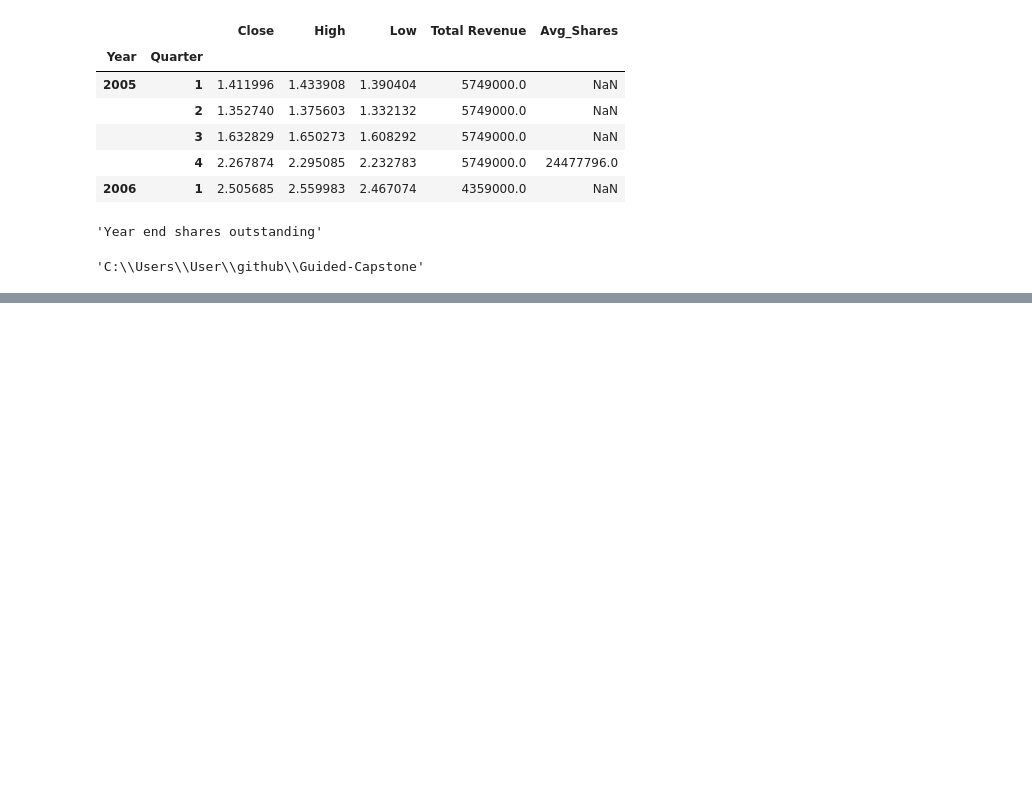
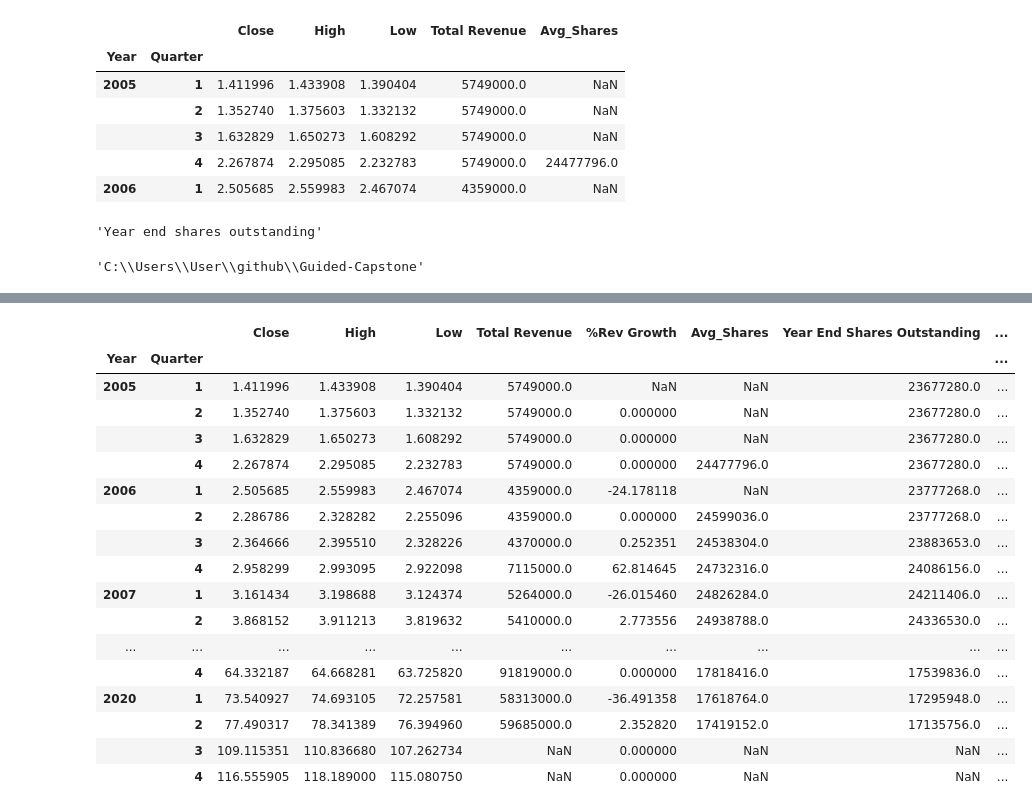
Before and after one commit to mmdebrahimi/Guided-Capstone, a Jupyter notebook: Fundamental_Analysis120-Quarterly-Copy1.ipynb, the cells around one changed output, grey strips where cells are left out. Saved outputs shown, nothing was run; the diff lists cells and outputs as text; code cells hidden in the pictures; blank space fills up the shorter version.

```diff
--- a/Fundamental_Analysis120-Quarterly-Copy1.ipynb
+++ b/Fundamental_Analysis120-Quarterly-Copy1.ipynb
@@ -927,0 +892,3 @@ get_stock_info
+# %%
+dec_df_copy = data_cleaning(IncomeStatement_Quarterly, 17 )
+dec_df_copy
@@ -927,0 +918,3 @@ get_stock_info
+# %%
+dec_df_copy.insert(4, '%Rev Growth', (dec_df_copy['Total Revenue'].pct_change())*100)
+dec_df_copy.head()
@@ -927,0 +929,3 @@ get_stock_info
+# %%
+dec_df_copy['Sales Per Share'] = dec_df_copy['Total Net Sales']/dec_df_copy['Year End Shares Outstanding']
+dec_df_copy.head(15)
@@ -927,0 +950,24 @@ get_stock_info
+# %%
+dec_df_copy.drop('%Annual Sales Growth', axis = 1, inplace = True)
+# %%
+dec_df_copy.insert(10, '%Annual Sales Growth', (dec_df_copy['Sales Per Share'].pct_change())*100)
+dec_df_copy
+# %% [output]
+|  |  | Close | High | Low | Total Revenue | %Rev Growth | Avg_Shares | Year End Shares Outstanding | ... |
+| Year | Quarter |  |  |  |  |  |  |  | ... |
+| 2005 | 1 | 1.411996 | 1.433908 | 1.390404 | 5749000.0 | NaN | NaN | 23677280.0 | ... |
+|  | 2 | 1.352740 | 1.375603 | 1.332132 | 5749000.0 | 0.000000 | NaN | 23677280.0 | ... |
+|  | 3 | 1.632829 | 1.650273 | 1.608292 | 5749000.0 | 0.000000 | NaN | 23677280.0 | ... |
+|  | 4 | 2.267874 | 2.295085 | 2.232783 | 5749000.0 | 0.000000 | 24477796.0 | 23677280.0 | ... |
+| 2006 | 1 | 2.505685 | 2.559983 | 2.467074 | 4359000.0 | -24.178118 | NaN | 23777268.0 | ... |
+|  | 2 | 2.286786 | 2.328282 | 2.255096 | 4359000.0 | 0.000000 | 24599036.0 | 23777268.0 | ... |
+|  | 3 | 2.364666 | 2.395510 | 2.328226 | 4370000.0 | 0.252351 | 24538304.0 | 23883653.0 | ... |
+|  | 4 | 2.958299 | 2.993095 | 2.922098 | 7115000.0 | 62.814645 | 24732316.0 | 24086156.0 | ... |
+| 2007 | 1 | 3.161434 | 3.198688 | 3.124374 | 5264000.0 | -26.015460 | 24826284.0 | 24211406.0 | ... |
+|  | 2 | 3.868152 | 3.911213 | 3.819632 | 5410000.0 | 2.773556 | 24938788.0 | 24336530.0 | ... |
+| ... | ... | ... | ... | ... | ... | ... | ... | ... | ... |
+|  | 4 | 64.332187 | 64.668281 | 63.725820 | 91819000.0 | 0.000000 | 17818416.0 | 17539836.0 | ... |
+| 2020 | 1 | 73.540927 | 74.693105 | 72.257581 | 58313000.0 | -36.491358 | 17618764.0 | 17295948.0 | ... |
+|  | 2 | 77.490317 | 78.341389 | 76.394960 | 59685000.0 | 2.352820 | 17419152.0 | 17135756.0 | ... |
+|  | 3 | 109.115351 | 110.836680 | 107.262734 | NaN | 0.000000 | NaN | NaN | ... |
+|  | 4 | 116.555905 | 118.189000 | 115.080750 | NaN | 0.000000 | NaN | NaN | ... |
```
Also changed, not shown: parts of 38 cells of this notebook.
